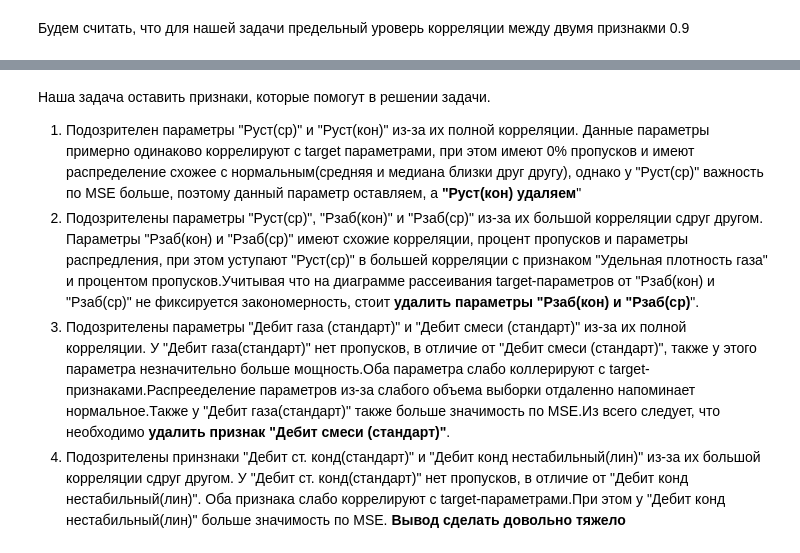
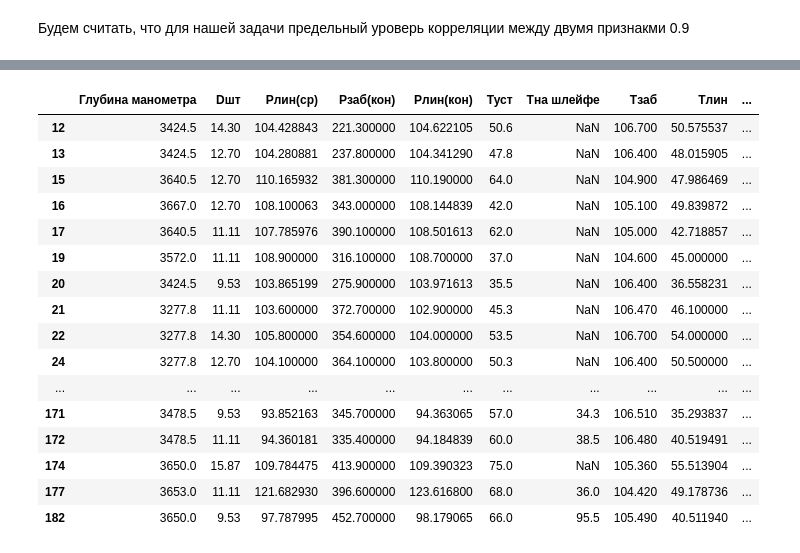
Before and after one commit to rodkot/BoreholeProject, a Jupyter notebook: dataset_info.ipynb, the cells around one changed output, grey strips where cells are left out. Drawn from its saved outputs; the diff is of its cells as text; code cells hidden in the pictures.

```diff
--- a/dataset_info.ipynb
+++ b/dataset_info.ipynb
@@ -431,18 +422,17 @@ def delete_features(data,feature):
 # %%
 list_delete_features = []
-dd =df.copy()
 for pair in high_correlation_pair:
     if pair[0] in list_delete_features or pair[1] in list_delete_features:
         continue
-    # print(f"{pair[0]} - {pair[1]} =  {corr_matrix[pair[0]][pair[1]]}")
+    print(f"Подозрительны {pair[0]} и {pair[1]} c корреляцией {corr_matrix[pair[0]][pair[1]]}")
     importance_0 = importance(pair[0])
     importance_1 = importance(pair[1])
     if importance_0>importance_1:
-        dd = delete_features(dd, pair[1])
+        df = delete_features(df, pair[1])
         list_delete_features.append(pair[1])
         print(f"Удален: {pair[1]}")
     else:
-        dd = delete_features(dd, pair[0])
+        df = delete_features(df, pair[0])
         list_delete_features.append(pair[0])
         print(f"Удален: {pair[0]}")
 # %% [output]
@@ -461,9 +455,20 @@ corr_heatmap(dd.corr())
-# %% [markdown]
-Наша задача оставить признаки, которые помогут в решении задачи.
-1) Подозрителен параметры "Руст(ср)" и "Руст(кон)" из-за их полной корреляции.
-Данные параметры  примерно одинаково коррелируют с target параметрами, при этом имеют 0% пропусков и имеют распределение схожее с нормальным(средняя и медиана близки друг другу), однако у "Руст(ср)" важность по MSE больше, поэтому данный параметр оставляем, а **"Руст(кон) удаляем**"
-2) Подозрителены параметры "Руст(ср)", "Рзаб(кон)" и "Рзаб(ср)" из-за их большой корреляции сдруг другом.
-Параметры "Рзаб(кон) и "Рзаб(ср)" имеют схожие корреляции, процент пропусков и параметры распредления, при этом уступают "Руст(ср)" в большей корреляции с признаком "Удельная плотность газа" и процентом пропусков.Учитывая что на диаграмме рассеивания target-параметров от "Рзаб(кон) и "Рзаб(ср)" не фиксируется закономерность, стоит **удалить параметры "Рзаб(кон) и "Рзаб(ср)**".
-3) Подозрителены параметры "Дебит газа (стандарт)" и "Дебит смеси (стандарт)" из-за их полной корреляции.
-У "Дебит газа(стандарт)" нет пропусков, в отличие от "Дебит смеси (стандарт)", также у этого параметра незначительно больше мощность.Оба параметра слабо коллерируют с target-признаками.Распрееделение параметров из-за слабого объема выборки отдаленно напоминает нормальное.Также у "Дебит газа(стандарт)" также больше значимость по MSE.Из всего следует, что необходимо **удалить признак "Дебит смеси (стандарт)"**.
-4) Подозрителены принзнаки "Дебит ст. конд(стандарт)" и "Дебит конд нестабильный(лин)" из-за их большой корреляции сдруг другом. У "Дебит ст. конд(стандарт)" нет пропусков, в отличие от "Дебит конд нестабильный(лин)". Оба признака слабо коррелируют с target-параметрами.При этом у "Дебит конд нестабильный(лин)" больше значимость по MSE. **Вывод сделать довольно тяжело**
+# %%
+df
+# %% [output]
+|  | Глубина манометра | Dшт | Pлин(ср) | Рзаб(кон) | Рлин(кон) | Туст | Тна шлейфе | Тзаб | Tлин | ... |
+| 12 | 3424.5 | 14.30 | 104.428843 | 221.300000 | 104.622105 | 50.6 | NaN | 106.700 | 50.575537 | ... |
+| 13 | 3424.5 | 12.70 | 104.280881 | 237.800000 | 104.341290 | 47.8 | NaN | 106.400 | 48.015905 | ... |
+| 15 | 3640.5 | 12.70 | 110.165932 | 381.300000 | 110.190000 | 64.0 | NaN | 104.900 | 47.986469 | ... |
+| 16 | 3667.0 | 12.70 | 108.100063 | 343.000000 | 108.144839 | 42.0 | NaN | 105.100 | 49.839872 | ... |
+| 17 | 3640.5 | 11.11 | 107.785976 | 390.100000 | 108.501613 | 62.0 | NaN | 105.000 | 42.718857 | ... |
+| 19 | 3572.0 | 11.11 | 108.900000 | 316.100000 | 108.700000 | 37.0 | NaN | 104.600 | 45.000000 | ... |
+| 20 | 3424.5 | 9.53 | 103.865199 | 275.900000 | 103.971613 | 35.5 | NaN | 106.400 | 36.558231 | ... |
+| 21 | 3277.8 | 11.11 | 103.600000 | 372.700000 | 102.900000 | 45.3 | NaN | 106.470 | 46.100000 | ... |
+| 22 | 3277.8 | 14.30 | 105.800000 | 354.600000 | 104.000000 | 53.5 | NaN | 106.700 | 54.000000 | ... |
+| 24 | 3277.8 | 12.70 | 104.100000 | 364.100000 | 103.800000 | 50.3 | NaN | 106.400 | 50.500000 | ... |
+| ... | ... | ... | ... | ... | ... | ... | ... | ... | ... | ... |
+| 171 | 3478.5 | 9.53 | 93.852163 | 345.700000 | 94.363065 | 57.0 | 34.3 | 106.510 | 35.293837 | ... |
+| 172 | 3478.5 | 11.11 | 94.360181 | 335.400000 | 94.184839 | 60.0 | 38.5 | 106.480 | 40.519491 | ... |
+| 174 | 3650.0 | 15.87 | 109.784475 | 413.900000 | 109.390323 | 75.0 | NaN | 105.360 | 55.513904 | ... |
+| 177 | 3653.0 | 11.11 | 121.682930 | 396.600000 | 123.616800 | 68.0 | 36.0 | 104.420 | 49.178736 | ... |
+| 182 | 3650.0 | 9.53 | 97.787995 | 452.700000 | 98.179065 | 66.0 | 95.5 | 105.490 | 40.511940 | ... |
```
Also changed, not shown: parts of 22 cells of this notebook, 1 other file.
